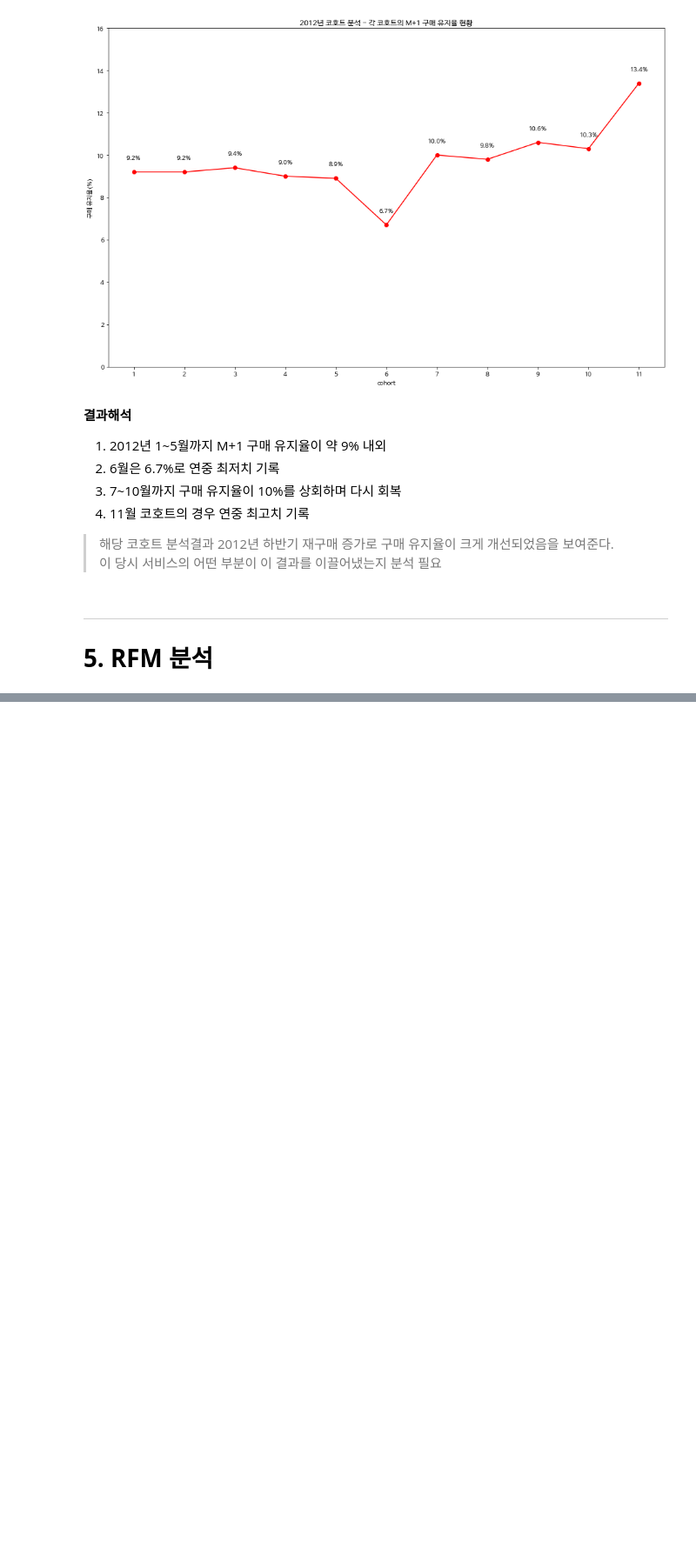
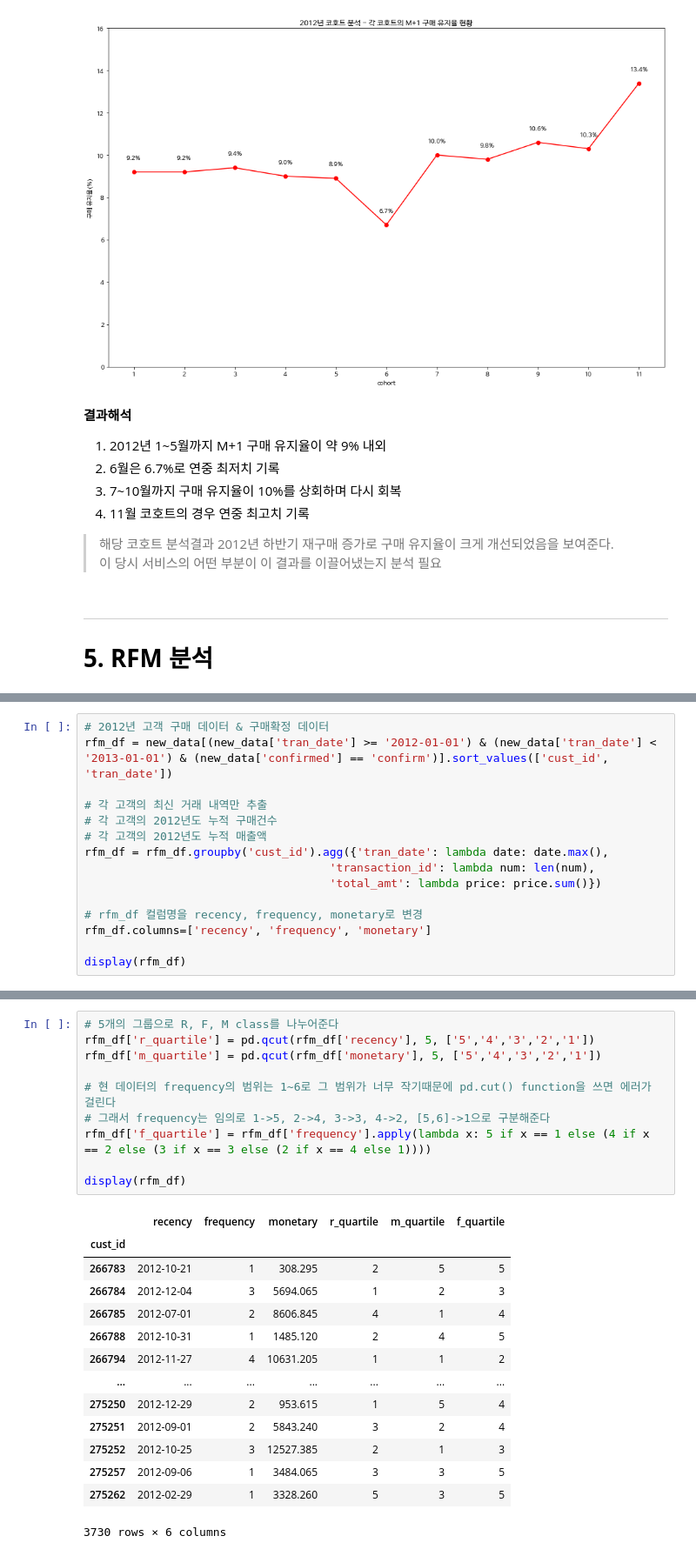
Before and after one commit to sunnyl94/Data-Analysis-Folder, a Jupyter notebook: Retail_Case_Study.ipynb, the cells around one changed output, grey strips where cells are left out. Shown: that part at 87% size. Drawn from its saved outputs; the diff is of its cells as text; blank space fills up the shorter version.

```diff
--- a/Retail_Case_Study.ipynb
+++ b/Retail_Case_Study.ipynb
@@ -1169,0 +1173,15 @@ plt.show()
+# %%
+# 2012년 고객 구매 데이터 & 구매확정 데이터
+rfm_df = new_data[(new_data['tran_date'] >= '2012-01-01') & (new_data['tran_date'] < '2013-01-01') & (new_data['confirmed'] == 'confirm')].sort_values(['cust_id', 'tran_date'])
+
+# 각 고객의 최신 거래 내역만 추출
+# 각 고객의 2012년도 누적 구매건수
+# 각 고객의 2012년도 누적 매출액
+rfm_df = rfm_df.groupby('cust_id').agg({'tran_date': lambda date: date.max(),
+                                    'transaction_id': lambda num: len(num),
+                                    'total_amt': lambda price: price.sum()})
+
+# rfm_df 컬럼명을 recency, frequency, monetary로 변경
+rfm_df.columns=['recency', 'frequency', 'monetary']
+
+display(rfm_df)
@@ -1169,0 +1210,25 @@ plt.show()
+# %%
+# 5개의 그룹으로 R, F, M class를 나누어준다
+rfm_df['r_quartile'] = pd.qcut(rfm_df['recency'], 5, ['5','4','3','2','1'])
+rfm_df['m_quartile'] = pd.qcut(rfm_df['monetary'], 5, ['5','4','3','2','1'])
+
+# 현 데이터의 frequency의 범위는 1~6로 그 범위가 너무 작기때문에 pd.cut() function을 쓰면 에러가 걸린다
+# 그래서 frequency는 임의로 1->5, 2->4, 3->3, 4->2, [5,6]->1으로 구분해준다
+rfm_df['f_quartile'] = rfm_df['frequency'].apply(lambda x: 5 if x == 1 else (4 if x == 2 else (3 if x == 3 else (2 if x == 4 else 1))))
+
+display(rfm_df)
+# %% [output]
+|  | recency | frequency | monetary | r_quartile | m_quartile | f_quartile |
+| cust_id |  |  |  |  |  |  |
+| 266783 | 2012-10-21 | 1 | 308.295 | 2 | 5 | 5 |
+| 266784 | 2012-12-04 | 3 | 5694.065 | 1 | 2 | 3 |
+| 266785 | 2012-07-01 | 2 | 8606.845 | 4 | 1 | 4 |
+| 266788 | 2012-10-31 | 1 | 1485.120 | 2 | 4 | 5 |
+| 266794 | 2012-11-27 | 4 | 10631.205 | 1 | 1 | 2 |
+| ... | ... | ... | ... | ... | ... | ... |
+| 275250 | 2012-12-29 | 2 | 953.615 | 1 | 5 | 4 |
+| 275251 | 2012-09-01 | 2 | 5843.240 | 3 | 2 | 4 |
+| 275252 | 2012-10-25 | 3 | 12527.385 | 2 | 1 | 3 |
+| 275257 | 2012-09-06 | 1 | 3484.065 | 3 | 3 | 5 |
+| 275262 | 2012-02-29 | 1 | 3328.260 | 5 | 3 | 5 |
+3730 rows × 6 columns
```
Also changed, not shown: parts of 18 cells of this notebook.
